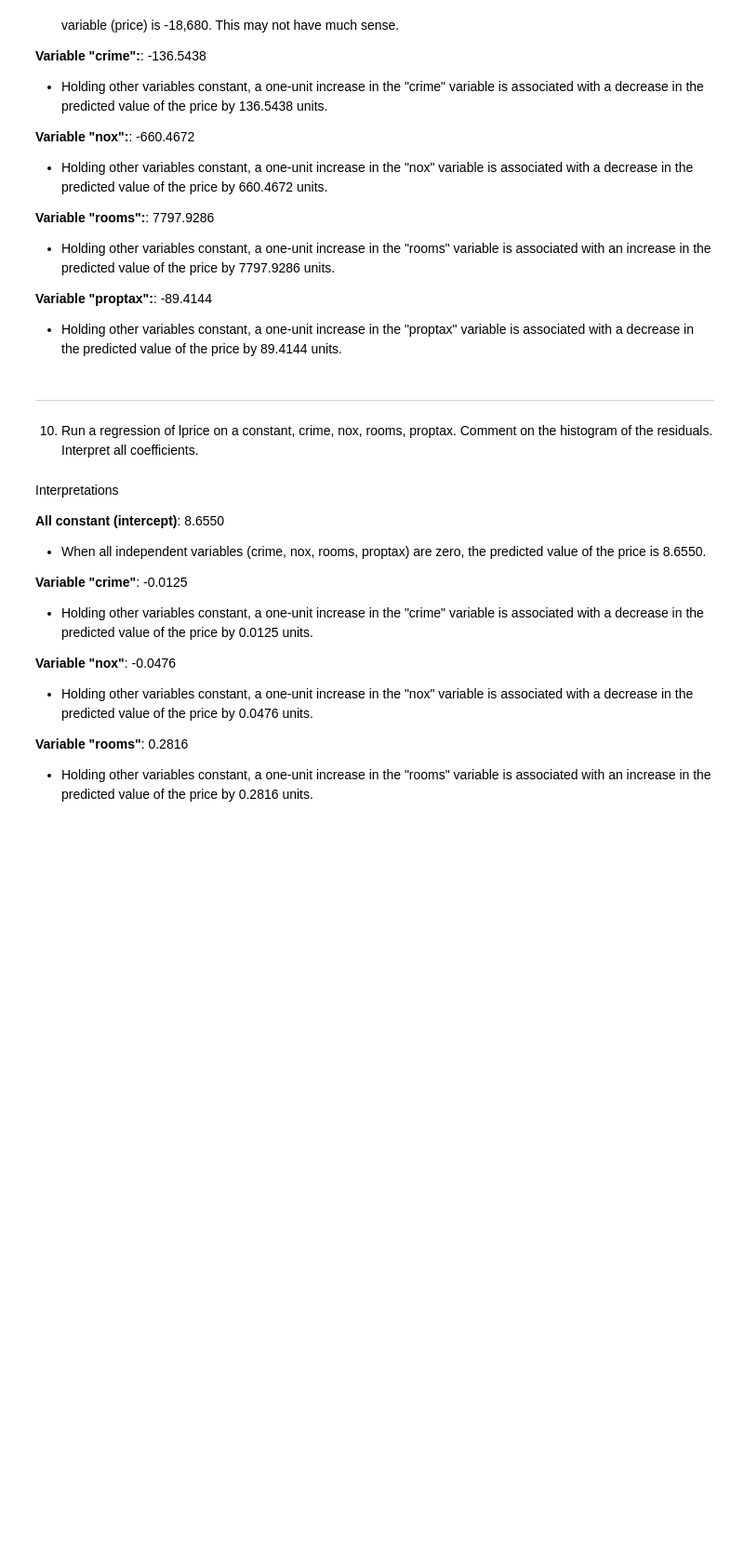
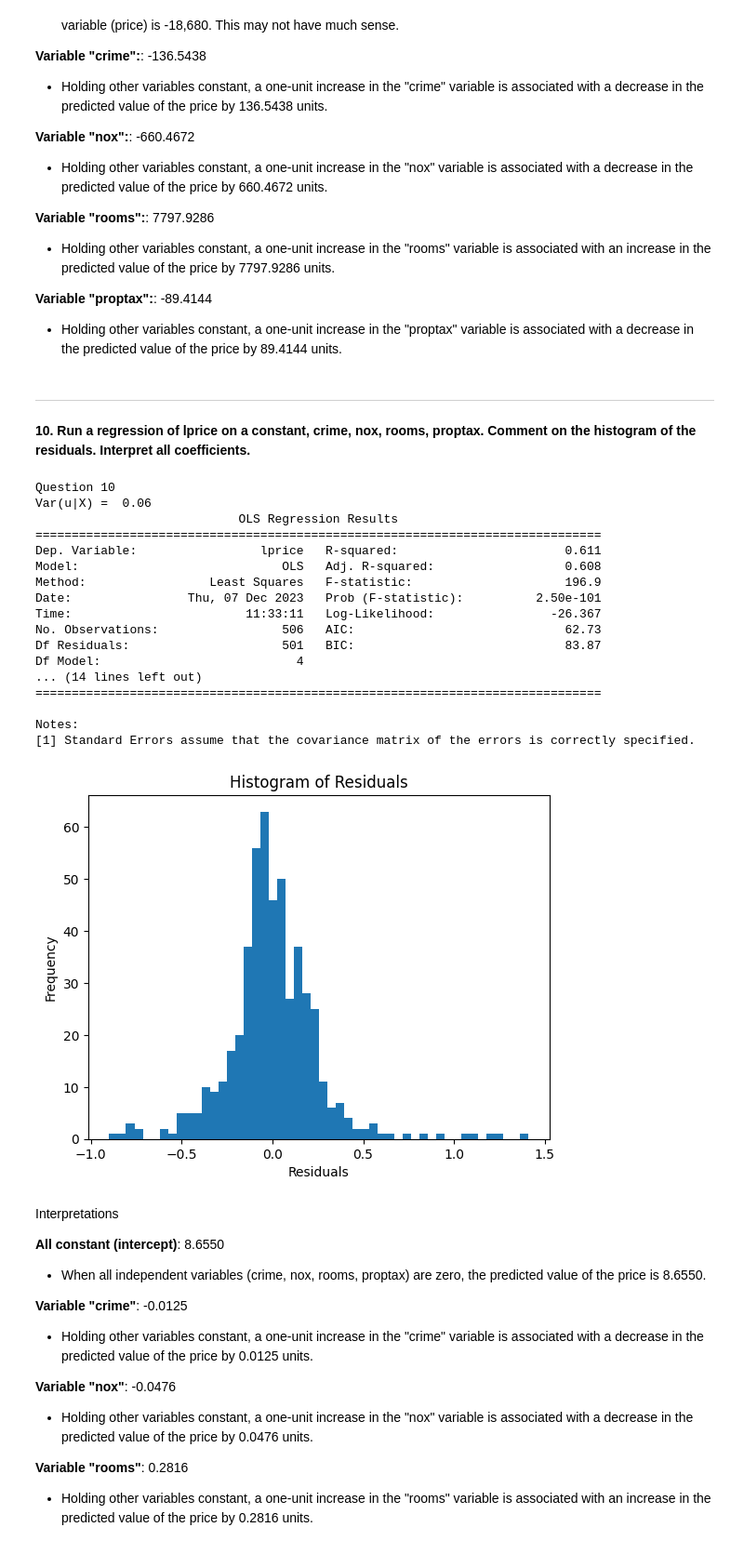
Before and after one commit to joaomelga/MODS202-project, a Jupyter notebook: mods202-project.ipynb, the cells around one changed output. Shown: that part at 93% size. Drawn from its saved outputs; the diff is of its cells as text; code cells hidden in the pictures; blank space fills up the shorter version.

```diff
--- a/mods202-project.ipynb
+++ b/mods202-project.ipynb
@@ -349,28 +389,47 @@ Interpretations
 - Holding other variables constant, a one-unit increase in the "proptax" variable is associated with a decrease in the predicted value of the price by 89.4144 units.
 # %% [markdown]
 ---
-10. Run a regression of lprice on a constant, crime, nox, rooms, proptax. Comment on the histogram of the residuals. Interpret all coefficients.
+**10. Run a regression of lprice on a constant, crime, nox, rooms, proptax. Comment on the histogram of the residuals. Interpret all coefficients.**
 # %%
 # Define the independent variables
 X = df[['crime', 'nox', 'rooms', 'proptax']]
 X = sm.add_constant(X)  # Add a constant column
 
 # Define the dependent variable
 Y = df['lprice']
 
 # Fit the regression model
 model_fit_q10 = sm.OLS(Y, X).fit()
-residuals = model.resid
+residuals = model_fit_q10.resid
 
 print('Question 10')
 print('Var(u|X) = ', round(np.var(residuals), 2))
 print(model_fit_q10.summary())
 
 plt.hist(residuals, bins=50)
 plt.xlabel('Residuals')
 plt.ylabel('Frequency')
 plt.title('Histogram of Residuals')
 plt.show()
+# %% [output]
+Question 10
+Var(u|X) =  0.06
+                            OLS Regression Results
+==============================================================================
+Dep. Variable:                 lprice   R-squared:                       0.611
+Model:                            OLS   Adj. R-squared:                  0.608
+Method:                 Least Squares   F-statistic:                     196.9
+Date:                Thu, 07 Dec 2023   Prob (F-statistic):          2.50e-101
+Time:                        11:33:11   Log-Likelihood:                -26.367
+No. Observations:                 506   AIC:                             62.73
+Df Residuals:                     501   BIC:                             83.87
+Df Model:                           4
+... (14 lines left out)
+==============================================================================
+
+Notes:
+[1] Standard Errors assume that the covariance matrix of the errors is correctly specified.
+[figure, added]
 # %% [markdown]
 Interpretations
 
```
Also changed, not shown: parts of 33 cells of this notebook.
